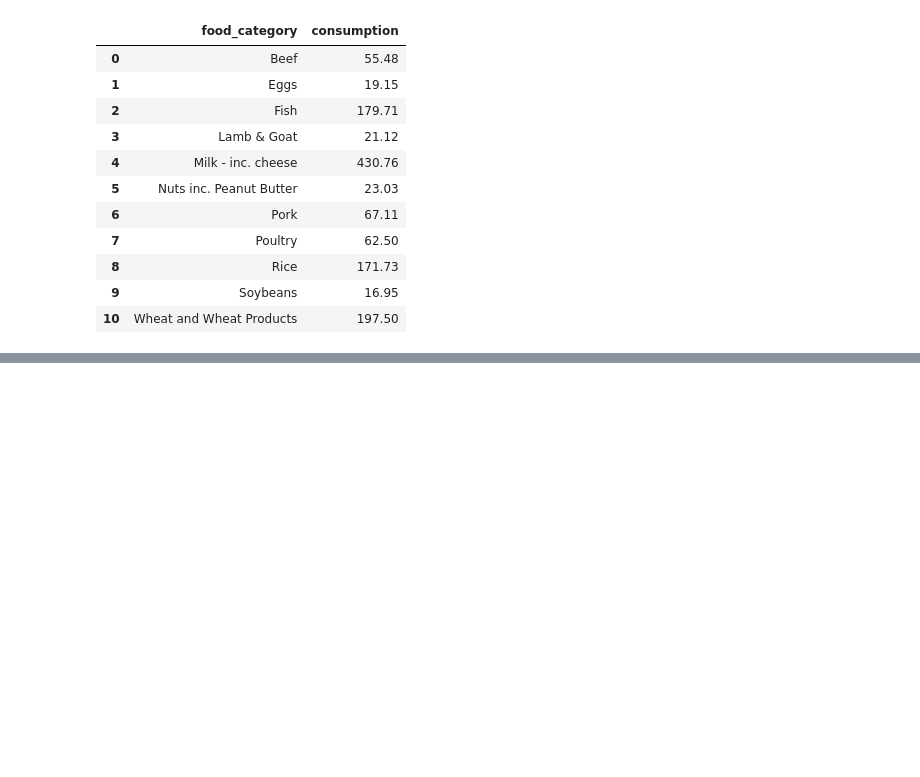
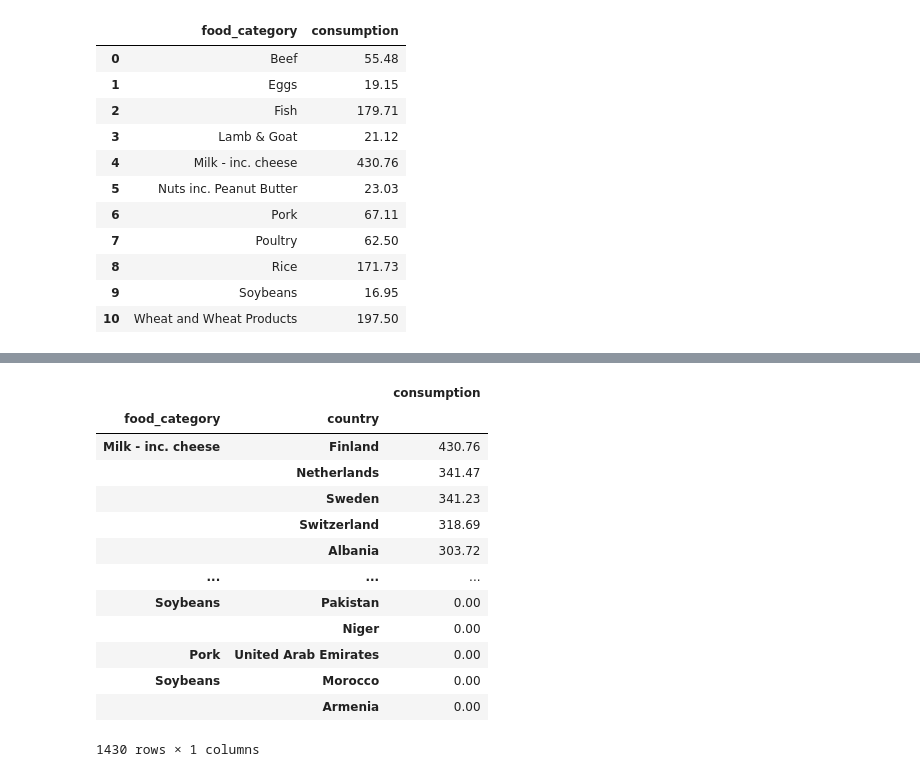
Before and after one commit to fitlemon/python_for_ds, a Jupyter notebook: Module6/8_pandas_adv_mipt.ipynb, the cells around one changed output, grey strips where cells are left out. Saved outputs shown, nothing was run; the diff lists cells and outputs as text; code cells hidden in the pictures; blank space fills up the shorter version.

```diff
--- a/Module6/8_pandas_adv_mipt.ipynb
+++ b/Module6/8_pandas_adv_mipt.ipynb
@@ -203,0 +194,20 @@ df.groupby("food_category")["consumption"].max().reset_index().merge(
+# %%
+pivot = df.pivot_table(
+    values="consumption", index=["food_category", "country"], aggfunc="max"
+).sort_values(by="consumption", ascending=False)
+pivot
+# %% [output]
+|  |  | consumption |
+| food_category | country |  |
+| Milk - inc. cheese | Finland | 430.76 |
+|  | Netherlands | 341.47 |
+|  | Sweden | 341.23 |
+|  | Switzerland | 318.69 |
+|  | Albania | 303.72 |
+| ... | ... | ... |
+| Soybeans | Pakistan | 0.00 |
+|  | Niger | 0.00 |
+| Pork | United Arab Emirates | 0.00 |
+| Soybeans | Morocco | 0.00 |
+|  | Armenia | 0.00 |
+1430 rows × 1 columns
```
Also changed, not shown: parts of 1 cell of this notebook, 39 other files.
